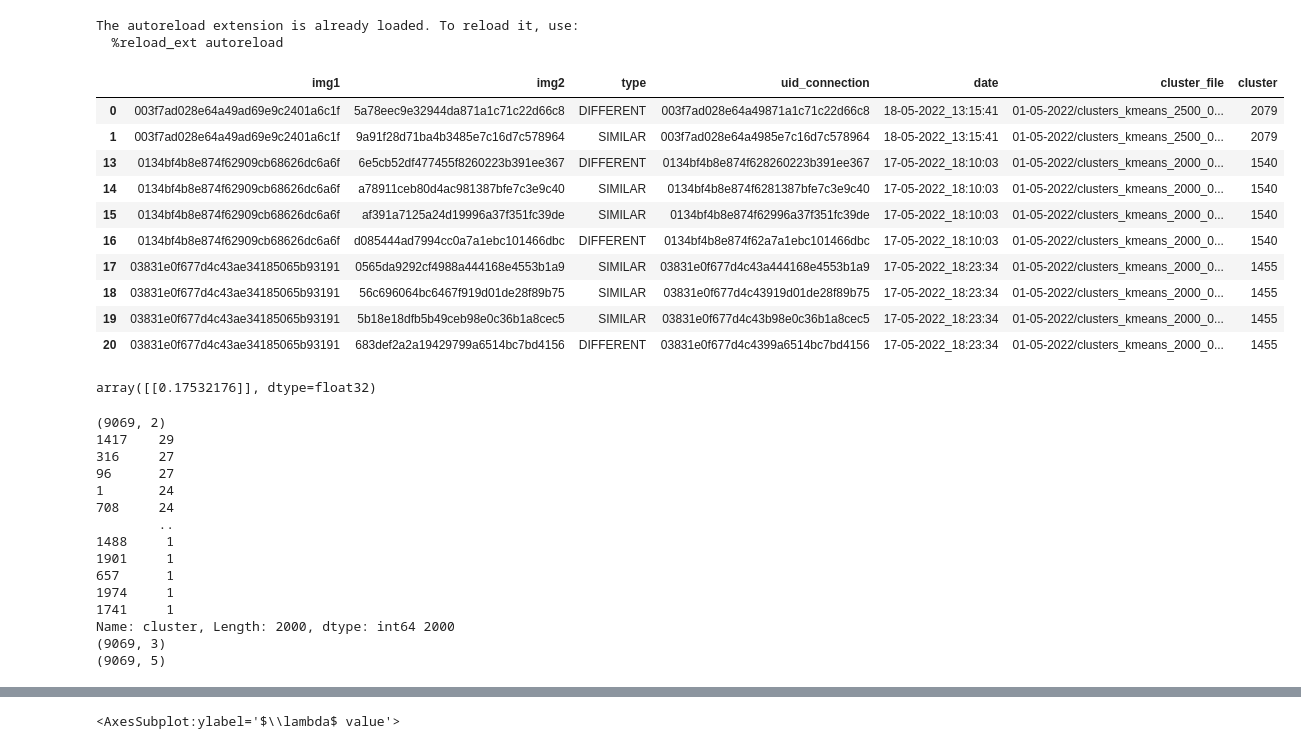
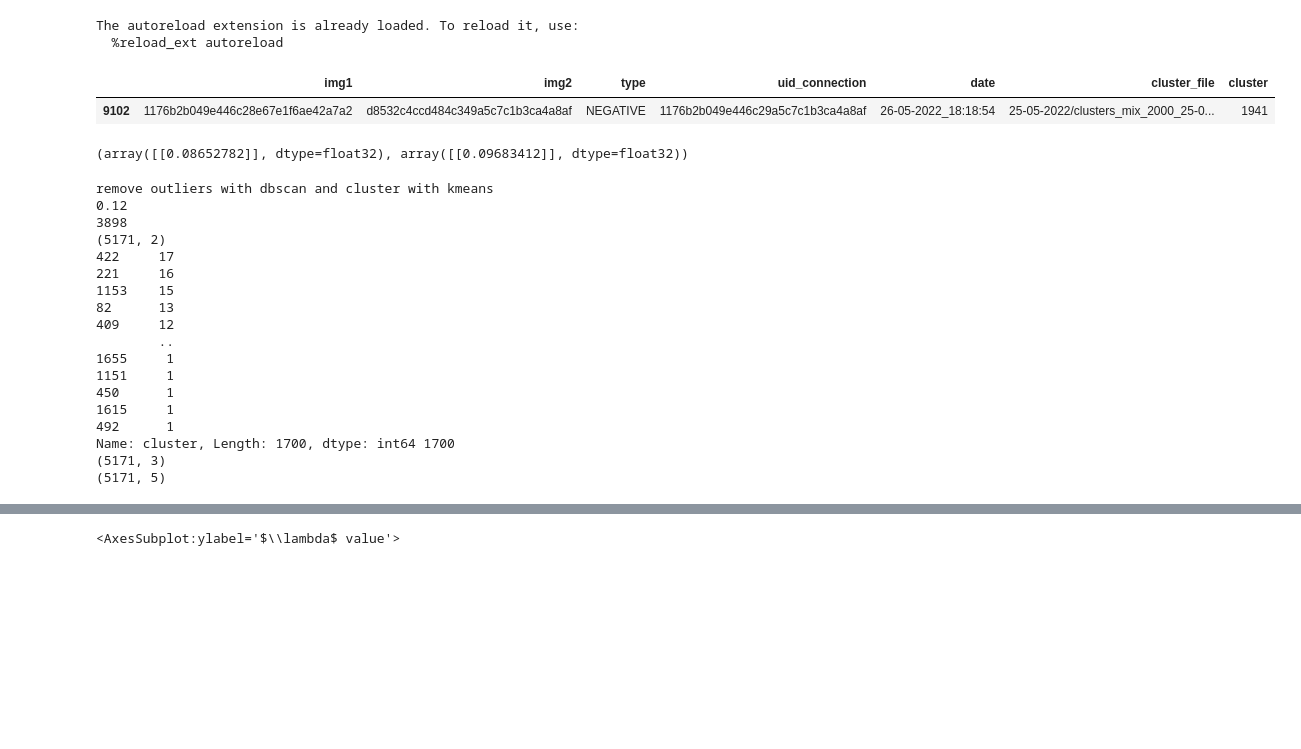
Before and after one commit to ludovicaschaerf/Cini_TDA, a Jupyter notebook: notebooks/Clustering.ipynb, the cells around one changed output, grey strips where cells are left out. Cells and saved outputs as stored; diff of their text form; code cells hidden in the pictures; blank space fills up the shorter version.

```diff
--- a/notebooks/Clustering.ipynb
+++ b/notebooks/Clustering.ipynb
@@ -50,38 +50,44 @@ The autoreload extension is already loaded. To reload it, use:
 # %%
 type_clustering = 'gaussian_mixture'
 type_clustering = 'kmeans'
-dist = 2500
+type_clustering = 'mix'
+
+dist = 1700
+dist = 2000
+dist2 = 0.12
+
 data_file = 'original/dedup_data_sample_wga.csv'
 data_file = 'data_sample_0.csv'
+data_file = 'data_sample.csv'
+
 embeds_file = '01-05-2022/resnext-101_epoch_901-05-2022_19%3A45%3A03.npy'
+embeds_file = '25-05-2022/resnext-101_epoch_2225-05-2022_23%3A44%3A19.npy'
+
 map_file = '01-05-2022/map2pos.pkl'
+map_file = '25-05-2022/map2pos.pkl'
+
 cluster_file = '01-05-2022/clusters_'+type_clustering+'_'+str(dist)+'_01-05-2022_19.pkl'
+cluster_file = '25-05-2022/clusters_'+type_clustering+'_'+str(dist)+'_25-05-2022_19.pkl'
 # %%
 morpho = pd.read_csv(data_dir + 'morphograph_clusters.csv')
 embeds = np.load(data_dir + embeds_file, allow_pickle=True)
 
-morpho[morpho['type'].isin(['SIMILAR', 'DIFFERENT'])].head(10)
+morpho[morpho['type'].isin(['POSITIVE', 'NEGATIVE'])].tail(1)
 # %% [output]
 |  | img1 | img2 | type | uid_connection | date | cluster_file | cluster |
-| 0 | 003f7ad028e64a49ad69e9c2401a6c1f | 5a78eec9e32944da871a1c71c22d66c8 | DIFFERENT | 003f7ad028e64a49871a1c71c22d66c8 | 18-05-2022_13:15:41 | 01-05-2022/clusters_kmeans_2500_0... | 2079 |
-| 1 | 003f7ad028e64a49ad69e9c2401a6c1f | 9a91f28d71ba4b3485e7c16d7c578964 | SIMILAR | 003f7ad028e64a4985e7c16d7c578964 | 18-05-2022_13:15:41 | 01-05-2022/clusters_kmeans_2500_0... | 2079 |
-| 13 | 0134bf4b8e874f62909cb68626dc6a6f | 6e5cb52df477455f8260223b391ee367 | DIFFERENT | 0134bf4b8e874f628260223b391ee367 | 17-05-2022_18:10:03 | 01-05-2022/clusters_kmeans_2000_0... | 1540 |
-| 14 | 0134bf4b8e874f62909cb68626dc6a6f | a78911ceb80d4ac981387bfe7c3e9c40 | SIMILAR | 0134bf4b8e874f6281387bfe7c3e9c40 | 17-05-2022_18:10:03 | 01-05-2022/clusters_kmeans_2000_0... | 1540 |
-| 15 | 0134bf4b8e874f62909cb68626dc6a6f | af391a7125a24d19996a37f351fc39de | SIMILAR | 0134bf4b8e874f62996a37f351fc39de | 17-05-2022_18:10:03 | 01-05-2022/clusters_kmeans_2000_0... | 1540 |
-| 16 | 0134bf4b8e874f62909cb68626dc6a6f | d085444ad7994cc0a7a1ebc101466dbc | DIFFERENT | 0134bf4b8e874f62a7a1ebc101466dbc | 17-05-2022_18:10:03 | 01-05-2022/clusters_kmeans_2000_0... | 1540 |
-| 17 | 03831e0f677d4c43ae34185065b93191 | 0565da9292cf4988a444168e4553b1a9 | SIMILAR | 03831e0f677d4c43a444168e4553b1a9 | 17-05-2022_18:23:34 | 01-05-2022/clusters_kmeans_2000_0... | 1455 |
-| 18 | 03831e0f677d4c43ae34185065b93191 | 56c696064bc6467f919d01de28f89b75 | SIMILAR | 03831e0f677d4c43919d01de28f89b75 | 17-05-2022_18:23:34 | 01-05-2022/clusters_kmeans_2000_0... | 1455 |
-| 19 | 03831e0f677d4c43ae34185065b93191 | 5b18e18dfb5b49ceb98e0c36b1a8cec5 | SIMILAR | 03831e0f677d4c43b98e0c36b1a8cec5 | 17-05-2022_18:23:34 | 01-05-2022/clusters_kmeans_2000_0... | 1455 |
-| 20 | 03831e0f677d4c43ae34185065b93191 | 683def2a2a19429799a6514bc7bd4156 | DIFFERENT | 03831e0f677d4c4399a6514bc7bd4156 | 17-05-2022_18:23:34 | 01-05-2022/clusters_kmeans_2000_0... | 1455 |
+| 9102 | 1176b2b049e446c28e67e1f6ae42a7a2 | d8532c4ccd484c349a5c7c1b3ca4a8af | NEGATIVE | 1176b2b049e446c29a5c7c1b3ca4a8af | 26-05-2022_18:18:54 | 25-05-2022/clusters_mix_2000_25-0... | 1941 |
 # %%
 img1 = '05f5c4e0325f40019eeb0bb542c1f692'
 img2 = '14a738ba9b91454a997738105ccf5c9b'
 img3 = '5a889994248f4f67ad62057ceab2297d'
 
-img1 = '03831e0f677d4c43ae34185065b93191'
-img2 = '5b18e18dfb5b49ceb98e0c36b1a8cec5'
-img3 = '683def2a2a19429799a6514bc7bd4156'
+img0 = '279e34aca7474483a424b5c154719d51'
+img2 = '359c34d1017e46be9f17a3b6a8a4dfb9'
 
-sklearn.metrics.pairwise.cosine_distances(embeds[embeds[:,0] == img1][0][1].reshape(1, -1), embeds[embeds[:,0] == img3][0][1].reshape(1, -1))
+# img1 = '03831e0f677d4c43ae34185065b93191'
+# img2 = '5b18e18dfb5b49ceb98e0c36b1a8cec5'
+# img3 = '683def2a2a19429799a6514bc7bd4156'
+
+sklearn.metrics.pairwise.cosine_distances(embeds[embeds[:,0] == img0][0][1].reshape(1, -1), embeds[embeds[:,0] == img2][0][1].reshape(1, -1)), sklearn.metrics.pairwise.cosine_distances(embeds[embeds[:,0] == img1][0][1].reshape(1, -1), embeds[embeds[:,0] == img3][0][1].reshape(1, -1))
 # %% [output]
-array([[0.17532176]], dtype=float32)
+(array([[0.08652782]], dtype=float32), array([[0.09683412]], dtype=float32))
@@ -105,21 +94,24 @@ cluster_file = '19-05-2022/clusters_'+type_clustering+'_'+str(dist)+'_19-05-2022
 # %%
-clusters = make_clusters_embeddings(data_dir, dist=dist, data_file=data_file, embed_file=embeds_file, type_clustering=type_clustering)
+clusters = make_clusters_embeddings(data_dir, dist=dist, data_file=data_file, embed_file=embeds_file, type_clustering=type_clustering, dist2=dist2)
 # %% [output]
-(9069, 2)
-1417    29
-316     27
-96      27
-1       24
-708     24
+remove outliers with dbscan and cluster with kmeans
+0.12
+3898
+(5171, 2)
+422     17
+221     16
+1153    15
+82      13
+409     12
         ..
-1488     1
-1901     1
-657      1
-1974     1
-1741     1
-Name: cluster, Length: 2000, dtype: int64 2000
-(9069, 3)
-(9069, 5)
+1655     1
+1151     1
+450      1
+1615     1
+492      1
+Name: cluster, Length: 1700, dtype: int64 1700
+(5171, 3)
+(5171, 5)
 # %%
 with open(data_dir + cluster_file, 'wb') as outfile:
     pickle.dump(clusters, outfile)
```
Also changed, not shown: parts of 9 cells of this notebook, 4 other files.
